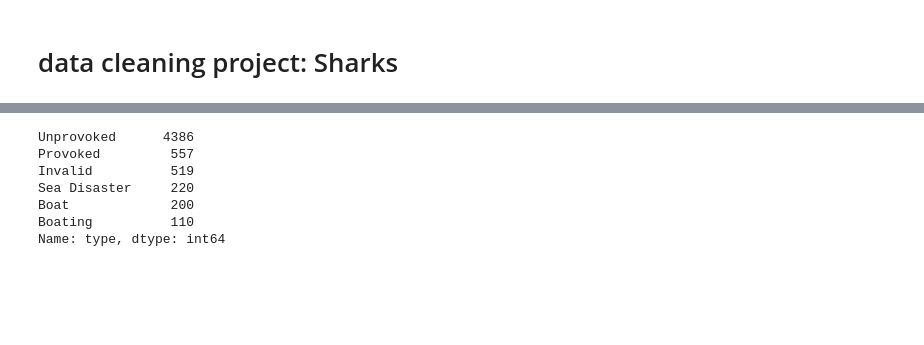
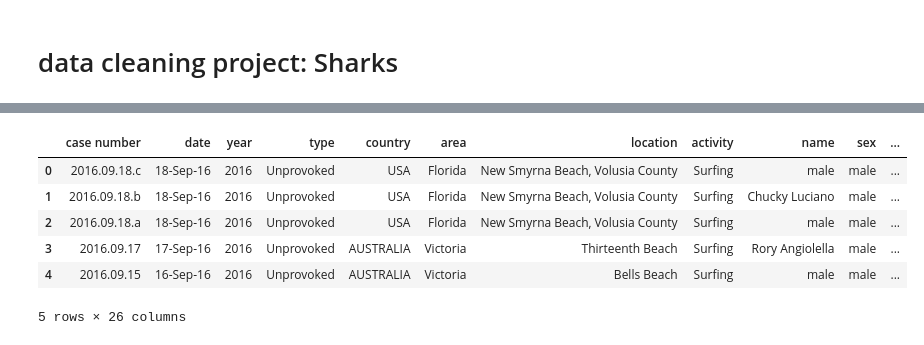
Before and after one commit to albertogcmr/data-cleaning-project, a Jupyter notebook: main.ipynb, the cells around one changed output, grey strips where cells are left out. Drawn from its saved outputs; the diff is of its cells as text; code cells hidden in the pictures; blank space fills up the shorter version.

Commit message:
añadimos cleaning

```diff
--- a/main.ipynb
+++ b/main.ipynb
@@ -184,15 +3,26 @@ Name: species, Length: 1538, dtype: int64
-# %%
-# type
-
-def is_proveked(text):
-    return text.lower() == 'provoked'
-
-df.type.value_counts()
-# %% [output]
-Unprovoked      4386
-Provoked         557
-Invalid          519
-Sea Disaster     220
-Boat             200
-Boating          110
-Name: type, dtype: int64
+# %%
+# imports
+import pandas as pd
+
+from functions.extract import extract
+from functions.transform import transform
+
+
+
+
+# variables
+INPUT_FILE_PATH = './input/GSAF5.csv'
+OUTPUT_FILE_PATH = './output/GSAF5-clean.csv'
+
+df = extract(INPUT_FILE_PATH)
+
+df = transform(df)
+df.head()
+# %% [output]
+|  | case number | date | year | type | country | area | location | activity | name | sex | ... |
+| 0 | 2016.09.18.c | 18-Sep-16 | 2016 | Unprovoked | USA | Florida | New Smyrna Beach, Volusia County | Surfing | male | male | ... |
+| 1 | 2016.09.18.b | 18-Sep-16 | 2016 | Unprovoked | USA | Florida | New Smyrna Beach, Volusia County | Surfing | Chucky Luciano | male | ... |
+| 2 | 2016.09.18.a | 18-Sep-16 | 2016 | Unprovoked | USA | Florida | New Smyrna Beach, Volusia County | Surfing | male | male | ... |
+| 3 | 2016.09.17 | 17-Sep-16 | 2016 | Unprovoked | AUSTRALIA | Victoria | Thirteenth Beach | Surfing | Rory Angiolella | male | ... |
+| 4 | 2016.09.15 | 16-Sep-16 | 2016 | Unprovoked | AUSTRALIA | Victoria | Bells Beach | Surfing | male | male | ... |
+5 rows × 26 columns
```
Also changed, not shown: parts of 17 cells of this notebook, 3 other files.
